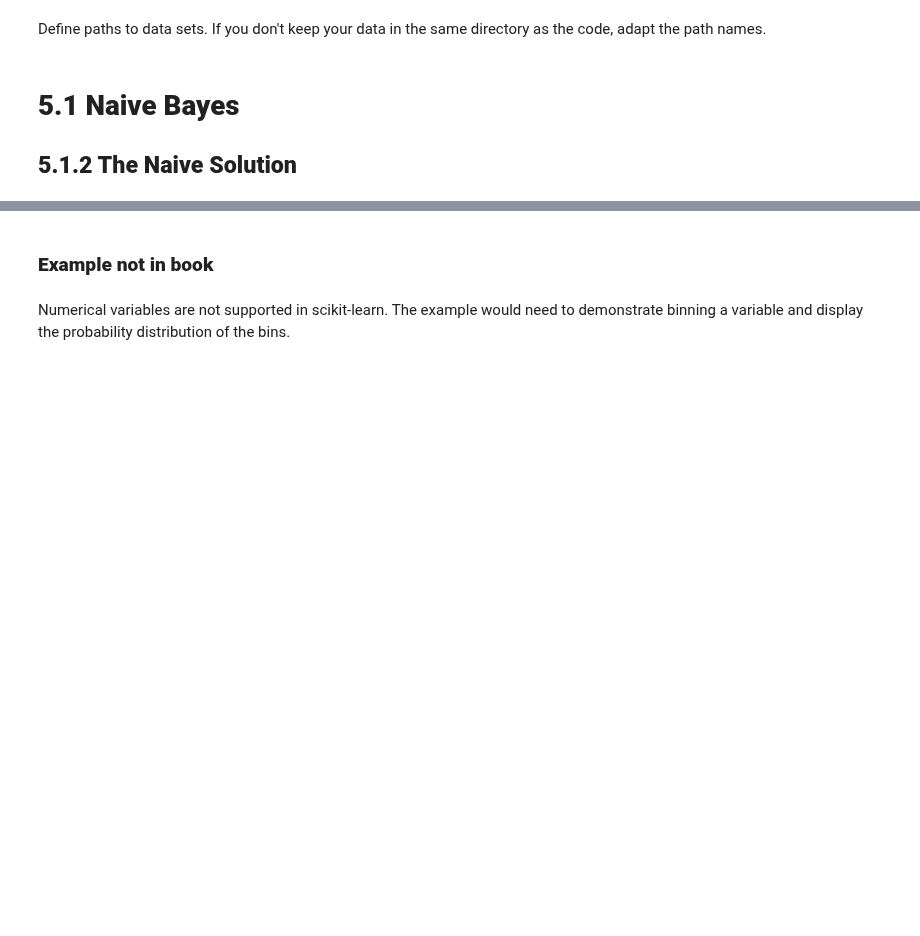
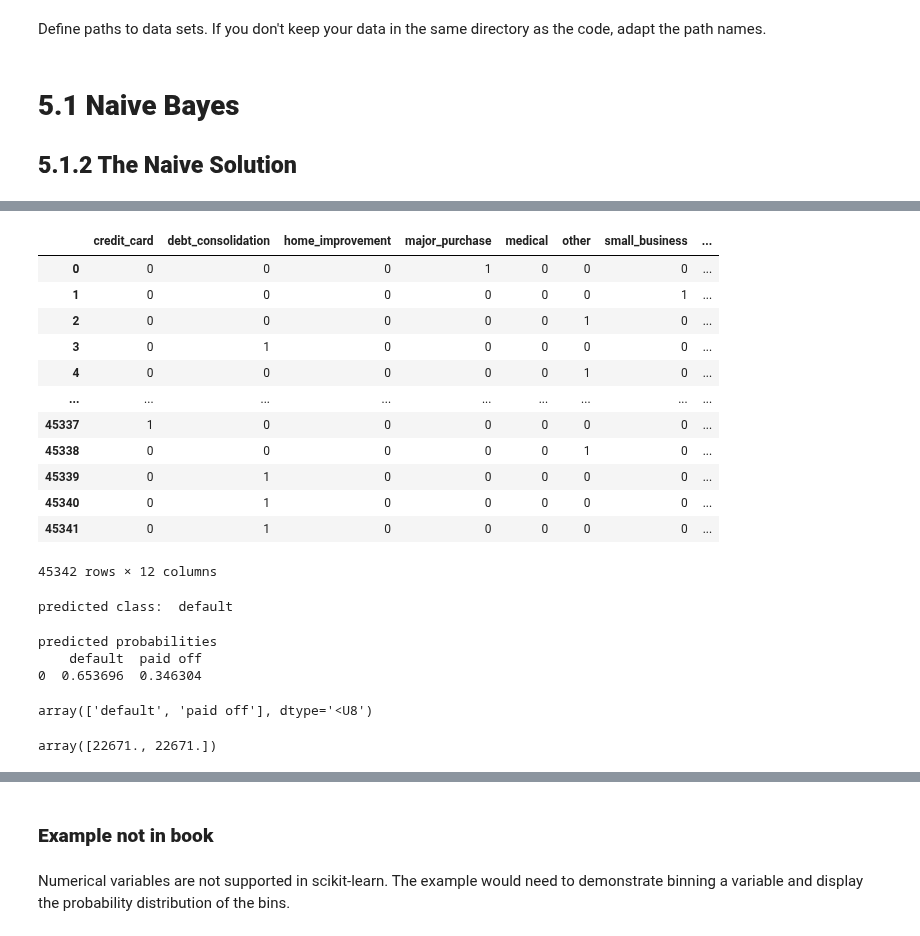
Before and after one commit to young-hwanlee/my-practical-statistics-for-data-scientists, a Jupyter notebook: Chapter_5_Classification.ipynb, the cells around one changed output, grey strips where cells are left out. Drawn from its saved outputs; the diff is of its cells as text; code cells hidden in the pictures; blank space fills up the shorter version.

```diff
--- a/Chapter_5_Classification.ipynb
+++ b/Chapter_5_Classification.ipynb
@@ -89,0 +124,42 @@ print(probabilities)
+# %%
+X
+# %% [output]
+|  | credit_card | debt_consolidation | home_improvement | major_purchase | medical | other | small_business | ... |
+| 0 | 0 | 0 | 0 | 1 | 0 | 0 | 0 | ... |
+| 1 | 0 | 0 | 0 | 0 | 0 | 0 | 1 | ... |
+| 2 | 0 | 0 | 0 | 0 | 0 | 1 | 0 | ... |
+| 3 | 0 | 1 | 0 | 0 | 0 | 0 | 0 | ... |
+| 4 | 0 | 0 | 0 | 0 | 0 | 1 | 0 | ... |
+| ... | ... | ... | ... | ... | ... | ... | ... | ... |
+| 45337 | 1 | 0 | 0 | 0 | 0 | 0 | 0 | ... |
+| 45338 | 0 | 0 | 0 | 0 | 0 | 1 | 0 | ... |
+| 45339 | 0 | 1 | 0 | 0 | 0 | 0 | 0 | ... |
+| 45340 | 0 | 1 | 0 | 0 | 0 | 0 | 0 | ... |
+| 45341 | 0 | 1 | 0 | 0 | 0 | 0 | 0 | ... |
+45342 rows × 12 columns
+# %%
+naive_model = MultinomialNB(alpha=0.01, fit_prior=True)
+# naive_model = MultinomialNB(alpha=0, fit_prior=False)
+naive_model.fit(X, y)
+
+new_loan = X.loc[146:146, :]
+print('predicted class: ', naive_model.predict(new_loan)[0])
+# %% [output]
+predicted class:  default
+# %%
+probabilities = pd.DataFrame(naive_model.predict_proba(new_loan),
+                             columns=naive_model.classes_)
+print('predicted probabilities',)
+print(probabilities)
+# %% [output]
+predicted probabilities
+    default  paid off
+0  0.653696  0.346304
+# %%
+naive_model.classes_
+# %% [output]
+array(['default', 'paid off'], dtype='<U8')
+# %%
+naive_model.class_count_
+# %% [output]
+array([22671., 22671.])
```
Also changed, not shown: parts of 13 cells of this notebook.
